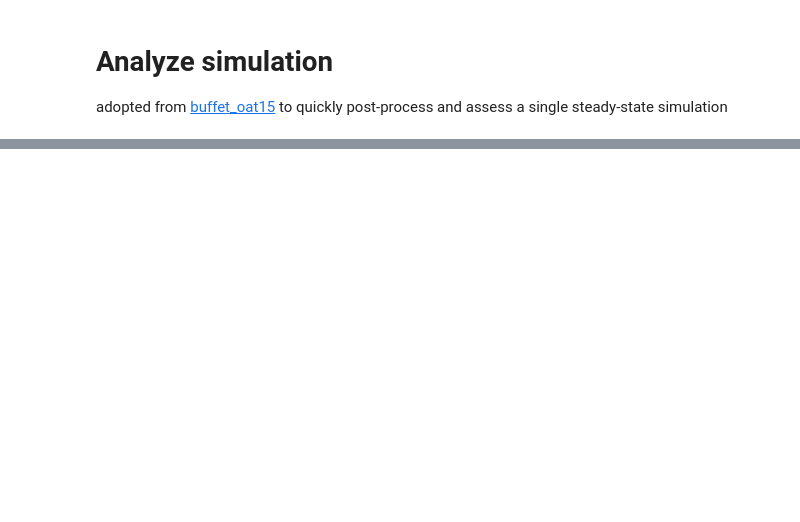
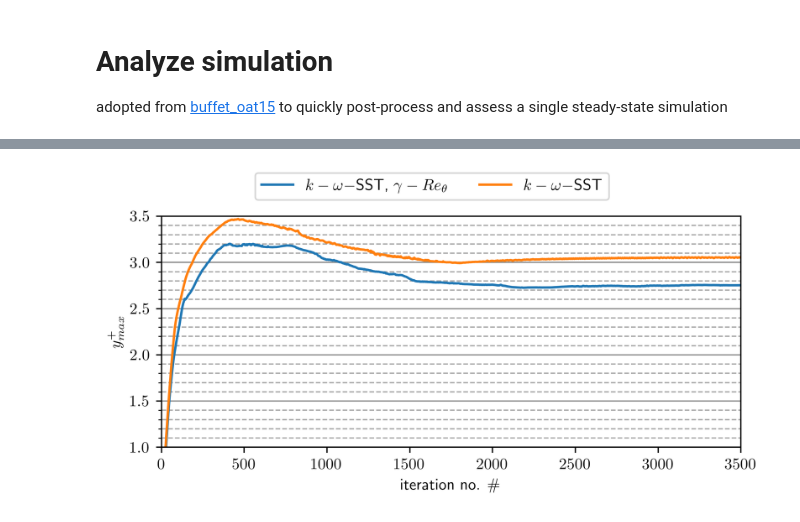
Before and after one commit to JanisGeise/airfoil_shape_optimization, a Jupyter notebook: post_processing/post_process_simulation.ipynb, the cells around one changed output, grey strips where cells are left out. Saved outputs shown, nothing was run; the diff lists cells and outputs as text; code cells hidden in the pictures; blank space fills up the shorter version.

```diff
--- a/post_processing/post_process_simulation.ipynb
+++ b/post_processing/post_process_simulation.ipynb
@@ -114,23 +127,25 @@ plt.savefig(join(save_dir, "comparison_coefficients_vs_t.png"))
 # %%
 # plot max y+ vs. time
-y_plus = [load_yplus(join(load_dir, c)) for c in cases]
+y_plus = [load_yplus(join(load_dir, c, "validation_run"), which_alpha) for c in cases]
 
 fig, ax = plt.subplots(1, 1, figsize=(6, 3))
 for i in range(len(cases)):
     ax.plot(y_plus[i].t, y_plus[i].yPlus_max, label=legend[i], ls=ls[i])
 
 ax.set_xlabel(r"iteration no. $\#$")
 ax.set_xlim(0, forces[0].t.max())
 ax.set_ylabel("$y^+_{max}$")
-ax.set_ylim(0, 3)
+ax.set_ylim(1, 3.5)
 fig.tight_layout()
 ax.grid(visible=True, which="major", linestyle="-", alpha=0.45, color="black", axis="y")
 ax.minorticks_on()
 ax.tick_params(axis="x", which="minor", bottom=False)
 ax.grid(visible=True, which="minor", linestyle="--", alpha=0.35, color="black", axis="y")
 fig.legend(ncol=3, loc="upper center")
 fig.subplots_adjust(top=0.86)
-plt.savefig(join(save_dir, "comparison_yPlus_max_vs_t.png"))
+plt.savefig(join(save_dir, f"comparison_yPlus_max_vs_t_{which_alpha}.png"))
+# %% [output]
+[figure, added]
 # %%
 # plot avg. y+ vs. time
 fig, ax = plt.subplots(1, 1, figsize=(6, 3))
```
Also changed, not shown: parts of 13 cells of this notebook, 10 other files.
